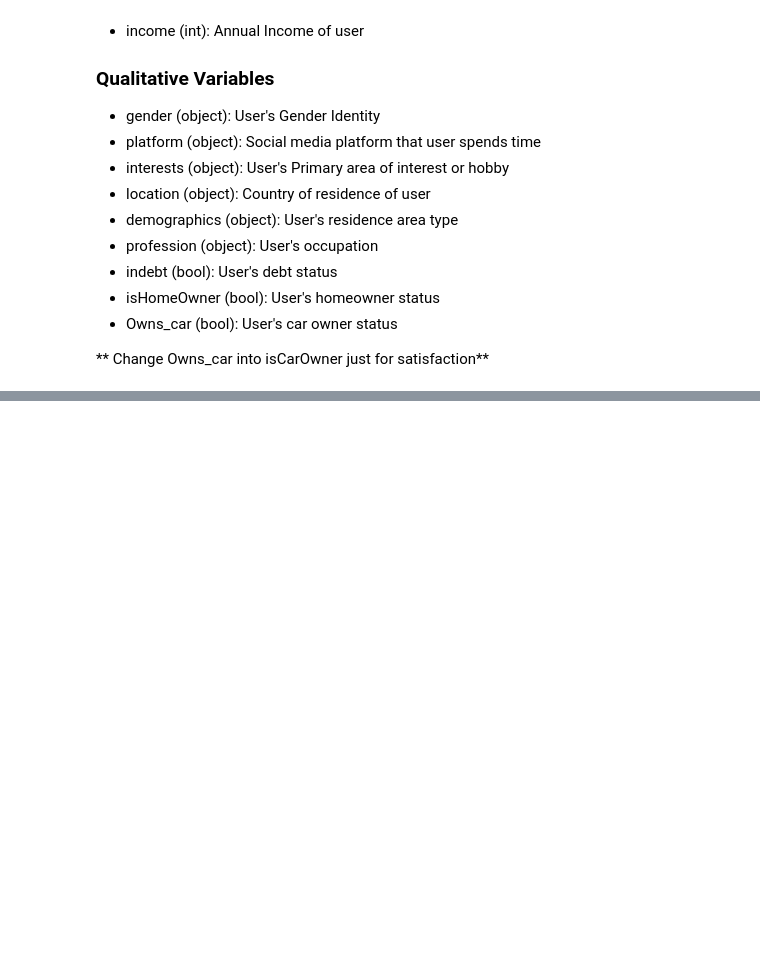
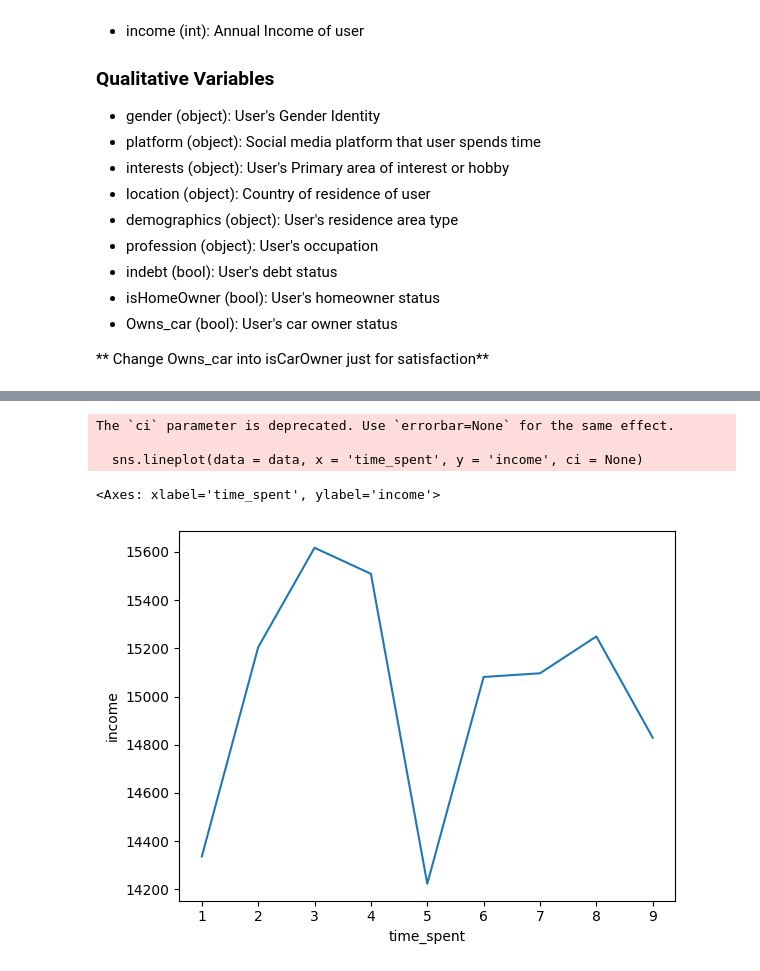
Before and after one commit to lexinlevan1/Data_Analysis_Streamlit, a Jupyter notebook: project_jupyter.ipynb, the cells around one changed output, grey strips where cells are left out. Drawn from its saved outputs; the diff is of its cells as text; code cells hidden in the pictures; blank space fills up the shorter version.

```diff
--- a/project_jupyter.ipynb
+++ b/project_jupyter.ipynb
@@ -68,0 +82,9 @@ data.head()
+# %%
+sns.lineplot(data = data, x = 'time_spent', y = 'income', ci = None)
+plt.show()
+# %% [output]
+The `ci` parameter is deprecated. Use `errorbar=None` for the same effect.
+
+  sns.lineplot(data = data, x = 'time_spent', y = 'income', ci = None)
+<Axes: xlabel='time_spent', ylabel='income'>
+[figure, added]
```
Also changed, not shown: parts of 7 cells of this notebook.
